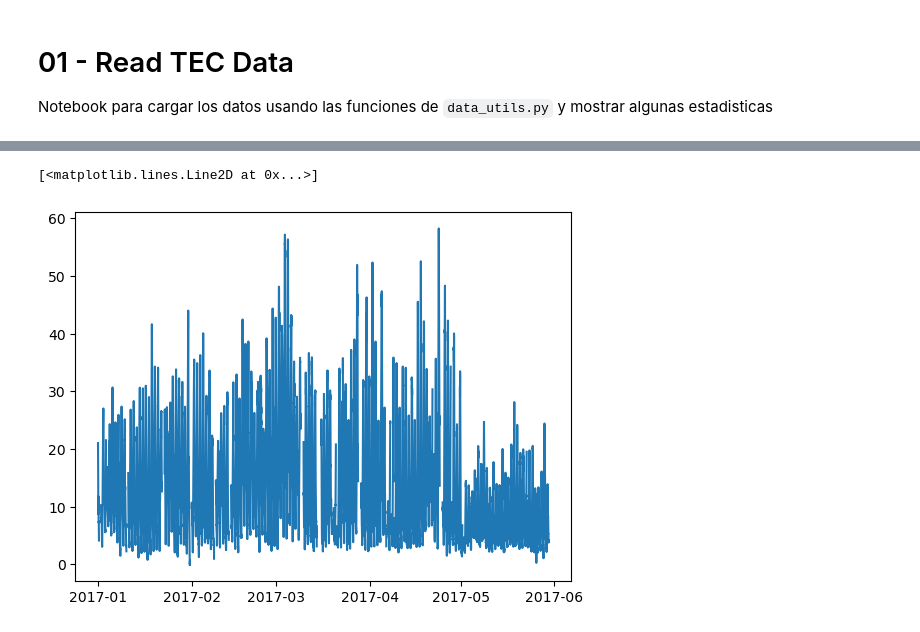
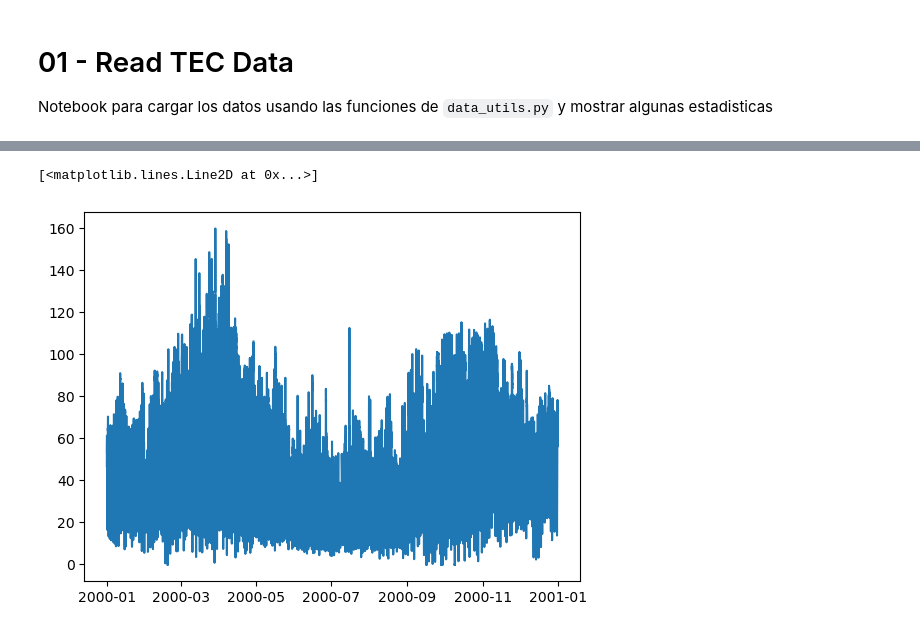
Before and after one commit to atuel96/cargar-estacion-tucu-tec, a Jupyter notebook: 01-read-TEC-data.ipynb, the cells around one changed output, grey strips where cells are left out. Cells and saved outputs as stored; diff of their text form; code cells hidden in the pictures.

```diff
--- a/01-read-TEC-data.ipynb
+++ b/01-read-TEC-data.ipynb
@@ -19,5 +21,5 @@ from data_utils import load_tec_data
 
 # Load Data
 datafolder = Path("tucu")
-year = 2017
+year = 2000
 df = load_tec_data(year, datafolder)
@@ -51,7 +36,7 @@ array([<Axes: >, <Axes: >], dtype=object)
 # %%
 import matplotlib.pyplot as plt
 
-plt.plot(df.index,df.TEC)
+plt.plot(df.tec)
 # %% [output]
 [<matplotlib.lines.Line2D at 0x...>]
-[figure, old version]
+[figure, new version]
```
Also changed, not shown: parts of 11 cells of this notebook, 1 other file.
